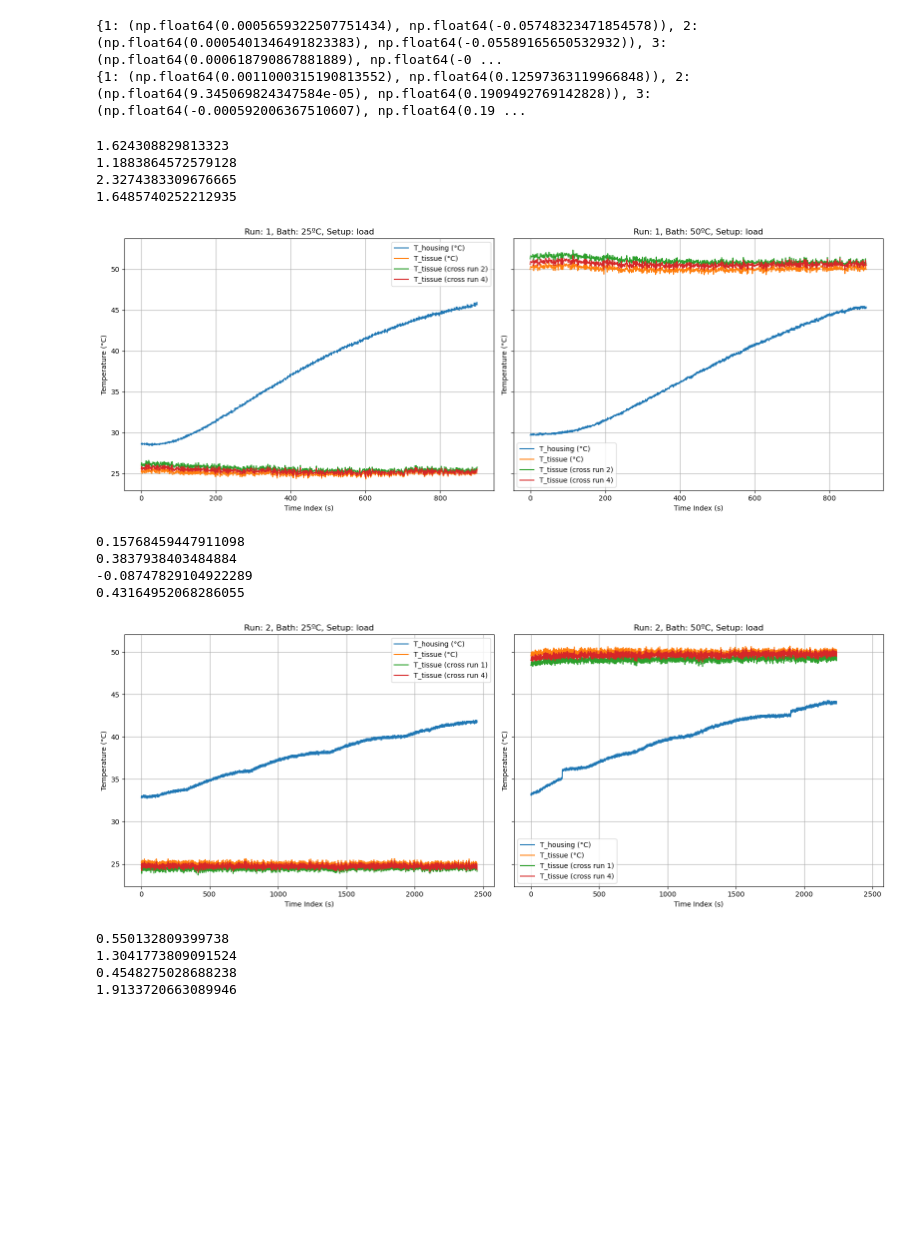
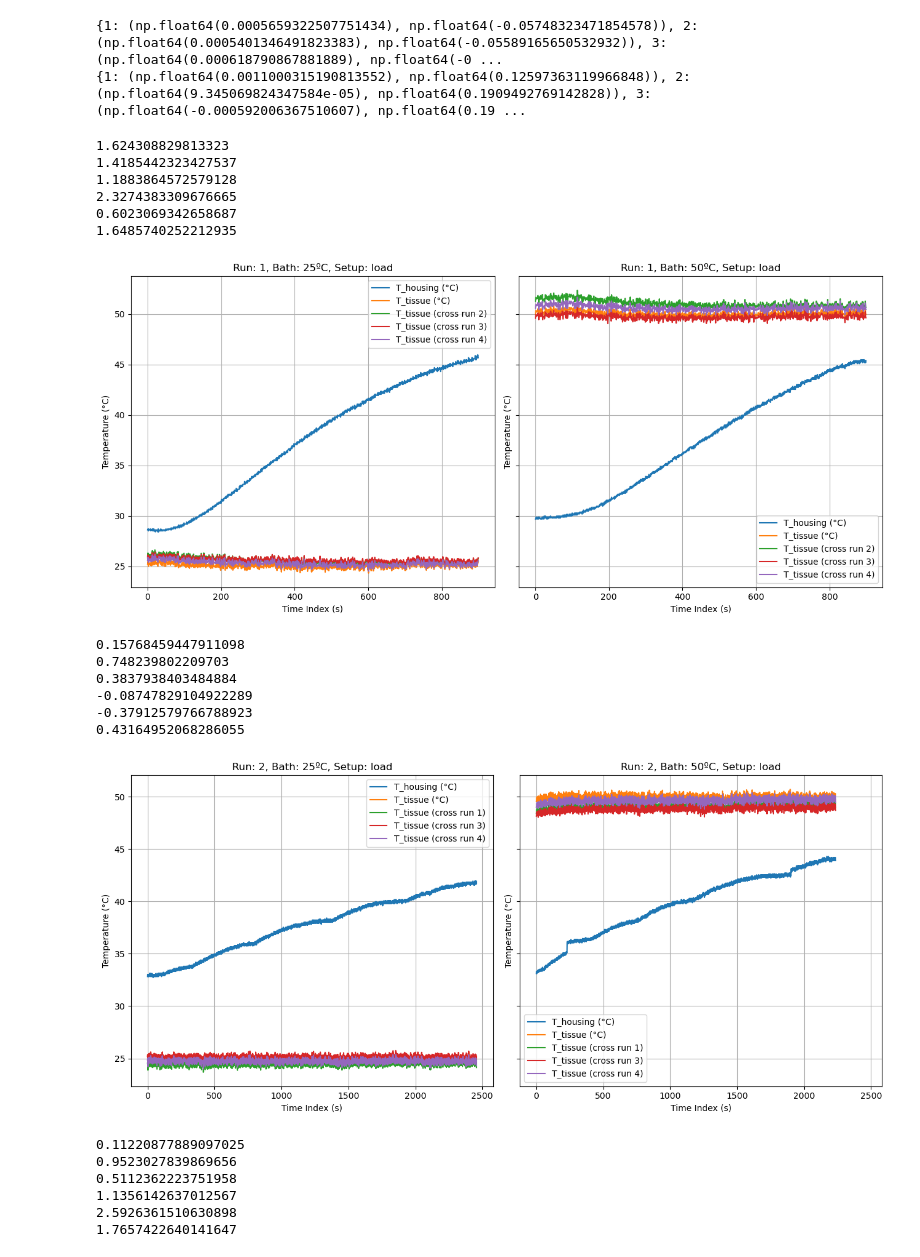
Before and after one commit to Manuel-Hepta/Calibration, a Jupyter notebook: calibration radiometer 6 comparison/calibration_comparison.ipynb, the cells around one changed output. Cells and saved outputs as stored; diff of their text form; code cells hidden in the pictures; blank space fills up the shorter version.

```diff
--- a/calibration radiometer 6 comparison/calibration_comparison.ipynb
+++ b/calibration radiometer 6 comparison/calibration_comparison.ipynb
@@ -67,7 +70,7 @@ for i, date in enumerate(unique_dates):
         model.fit(x.values.reshape(-1, 1), y.values)
         slope = model.coef_[0]
         intercept = model.intercept_
-        plt.scatter(x, y, label=f"{date.strftime('%Y-%m-%d')} fit: y={slope:.3g}x+{intercept:.2f}", color=colors.get(date, None))
+        plt.scatter(x, y, label=f"{date.strftime('%Y-%m-%d')}, run: {i+1}, fit: y={slope:.3g}x+{intercept:.2f}", color=colors.get(date, None))
         plt.plot(x, model.predict(x.values.reshape(-1, 1)), color=colors.get(date, None), linestyle='--',
                  label=None)
 
@@ -180,5 +183,5 @@ plt.show()
 # %%
-fig, axes = plt.subplots(1, 2, figsize=(14, 6))
+fig, axes = plt.subplots(1, 2, figsize=(10, 6))
 
 cmap = plt.get_cmap('tab10')
 colors = dict(zip(unique_runs, [cmap(i % 10) for i in range(len(unique_runs))]))
@@ -281,8 +284,8 @@ temp_labels = {
     'T_tissue': 'T_tissue (°C)',
     'T_housing': 'T_housing (°C)'
 }
-for run in [1, 2, 4]:
-    fig, axes = plt.subplots(1, 2, figsize=(16, 6), sharex=True, sharey=True)
+for run in [1, 2, 3, 4]:
+    fig, axes = plt.subplots(1, 2, figsize=(13, 6), sharex=True, sharey=True)
     for idx, temp in enumerate([25, 50]):
         subset = all_X[(all_X['run'] == run) & (all_X['temperature'] == temp)]
         V_housing_V = subset['V_housing']
@@ -294,41 +297,47 @@ for run in [1, 2, 4]:
             rad_offset_params[run][0], rad_offset_params[run][1],
             rad_slope_params[run][0], rad_slope_params[run][1]
         )
         axes[idx].plot(subset['time_index'], T_tissue, label=temp_labels["T_tissue"])
-        for other_run in [r for r in [1, 2, 4] if r != run]:
+        for other_run in [r for r in [1, 2, 3, 4] if r != run]:
             T_tissue_cross = T_rad_func(
                 V_rad_tot_V, T_housing,
                 rad_offset_params[other_run][0], rad_offset_params[other_run][1],
                 rad_slope_params[other_run][0], rad_slope_params[other_run][1]
             )
             print(max(T_tissue_cross - temp))
             axes[idx].plot(
                 subset['time_index'],
                 T_tissue_cross,
                 label=f"T_tissue (cross run {other_run})"
             )
         setup = subset['setup'].iloc[0]
         handles, plot_labels = axes[idx].get_legend_handles_labels()
         by_label = dict(zip(plot_labels, handles))
         axes[idx].set_title(f"Run: {run}, Bath: {temp}ºC, Setup: {setup}")
         axes[idx].set_xlabel("Time Index (s)")
         axes[idx].set_ylabel("Temperature (°C)")
         axes[idx].legend(by_label.values(), by_label.keys())
         axes[idx].grid(True)
     plt.tight_layout()
     plt.show()
 # %% [output]
 1.624308829813323
+1.4185442323427537
 1.1883864572579128
 2.3274383309676665
+0.6023069342658687
 1.6485740252212935
-[figure, old version]
+[figure, new version]
 0.15768459447911098
+0.748239802209703
 0.3837938403484884
 -0.08747829104922289
+-0.37912579766788923
 0.43164952068286055
-[figure, old version]
+[figure, new version]
-0.550132809399738
-1.3041773809091524
-0.4548275028688238
-1.9133720663089946
+0.11220877889097025
+0.9523027839869656
+0.5112362223751958
+1.1356142637012567
+2.5926361510630898
+1.7657422640141647
```
Also changed, not shown: parts of 6 cells of this notebook.
